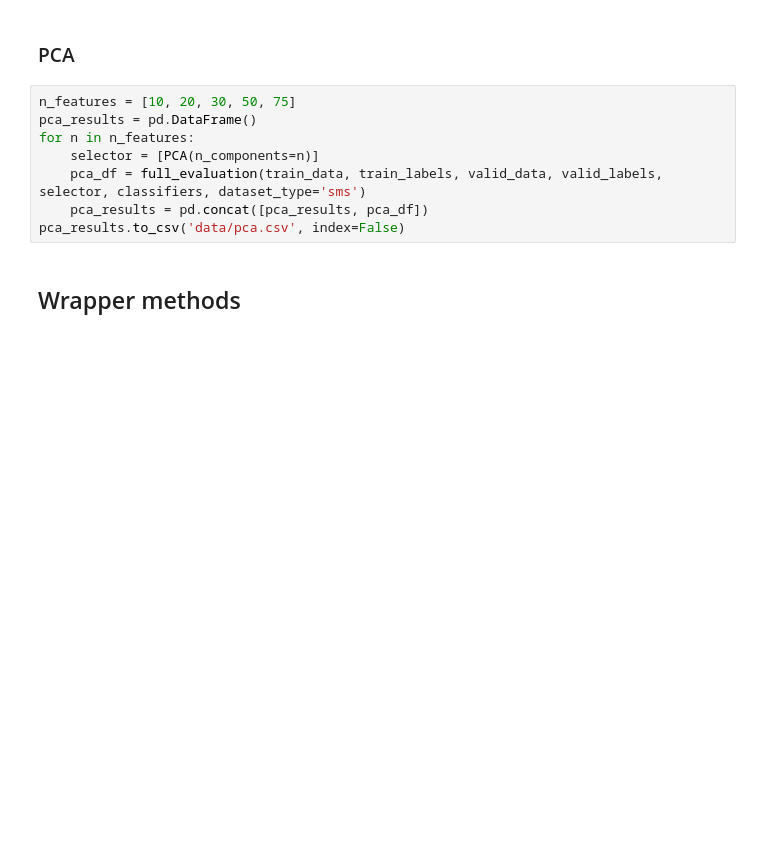
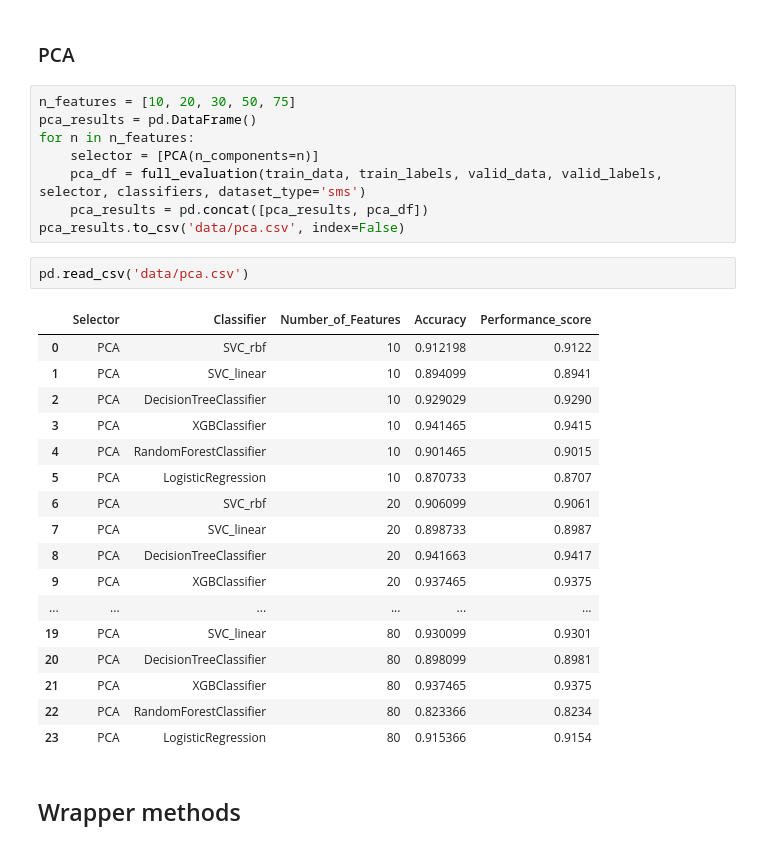
Before and after one commit to wojtas000/Advanced_Machine_Learning, a Jupyter notebook: Project2/sms_data_experiments.ipynb, the cells around one changed output. Saved outputs shown, nothing was run; the diff lists cells and outputs as text; blank space fills up the shorter version.

```diff
--- a/Project2/sms_data_experiments.ipynb
+++ b/Project2/sms_data_experiments.ipynb
@@ -67,6 +72,26 @@ for n in n_features:
     pca_df = full_evaluation(train_data, train_labels, valid_data, valid_labels, selector, classifiers, dataset_type='sms')
     pca_results = pd.concat([pca_results, pca_df])
 pca_results.to_csv('data/pca.csv', index=False)
+# %%
+pd.read_csv('data/pca.csv')
+# %% [output]
+|  | Selector | Classifier | Number_of_Features | Accuracy | Performance_score |
+| 0 | PCA | SVC_rbf | 10 | 0.912198 | 0.9122 |
+| 1 | PCA | SVC_linear | 10 | 0.894099 | 0.8941 |
+| 2 | PCA | DecisionTreeClassifier | 10 | 0.929029 | 0.9290 |
+| 3 | PCA | XGBClassifier | 10 | 0.941465 | 0.9415 |
+| 4 | PCA | RandomForestClassifier | 10 | 0.901465 | 0.9015 |
+| 5 | PCA | LogisticRegression | 10 | 0.870733 | 0.8707 |
+| 6 | PCA | SVC_rbf | 20 | 0.906099 | 0.9061 |
+| 7 | PCA | SVC_linear | 20 | 0.898733 | 0.8987 |
+| 8 | PCA | DecisionTreeClassifier | 20 | 0.941663 | 0.9417 |
+| 9 | PCA | XGBClassifier | 20 | 0.937465 | 0.9375 |
+| ... | ... | ... | ... | ... | ... |
+| 19 | PCA | SVC_linear | 80 | 0.930099 | 0.9301 |
+| 20 | PCA | DecisionTreeClassifier | 80 | 0.898099 | 0.8981 |
+| 21 | PCA | XGBClassifier | 80 | 0.937465 | 0.9375 |
+| 22 | PCA | RandomForestClassifier | 80 | 0.823366 | 0.8234 |
+| 23 | PCA | LogisticRegression | 80 | 0.915366 | 0.9154 |
 # %% [markdown]
 ## Wrapper methods
 # %% [markdown]
```
Also changed, not shown: parts of 1 cell of this notebook, 1 other file.
